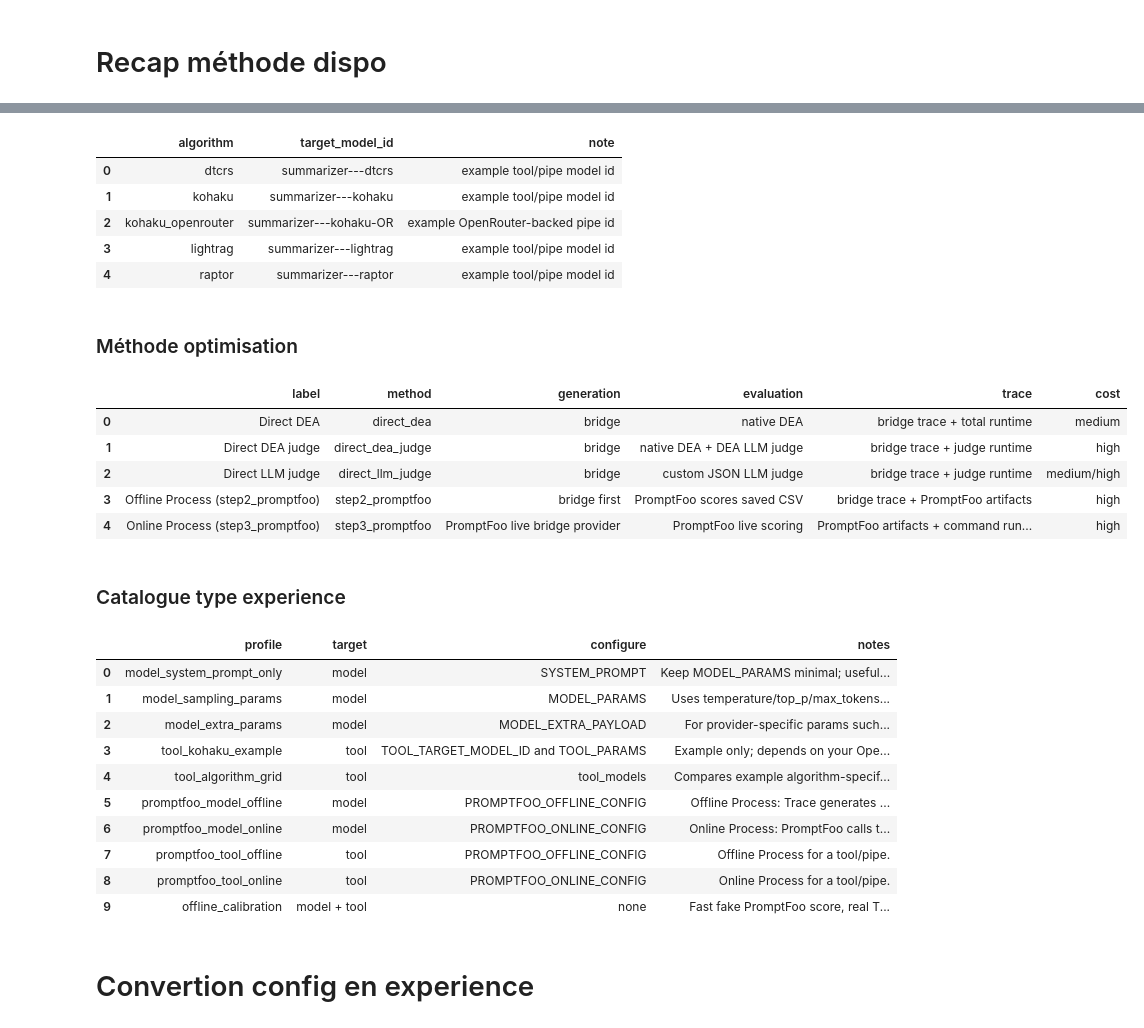
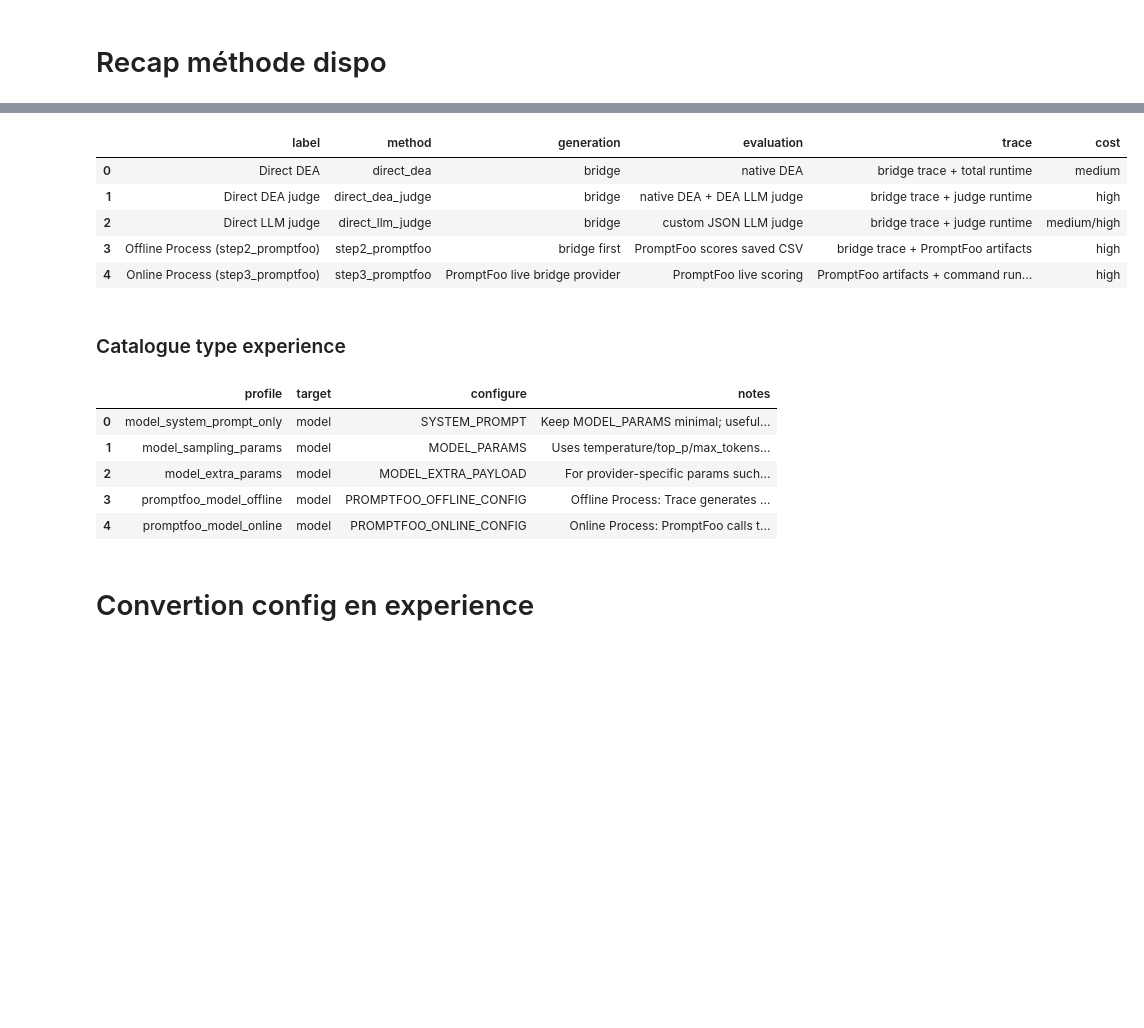
Before and after one commit to maelleledevedec-cloud/document_embedding_analysis, a Jupyter notebook: scripts/promptfoo_openwebui_eval/trace_openwebui_dea_experiments_modif.ipynb, the cells around one changed output, grey strips where cells are left out. Saved outputs shown, nothing was run; the diff lists cells and outputs as text; code cells hidden in the pictures; blank space fills up the shorter version.

```diff
--- a/scripts/promptfoo_openwebui_eval/trace_openwebui_dea_experiments_modif.ipynb
+++ b/scripts/promptfoo_openwebui_eval/trace_openwebui_dea_experiments_modif.ipynb
@@ -237,6 +289,7 @@ import time
 from datetime import datetime
 from pathlib import Path
 from typing import Any
+import litellm
 
 try:
     import pandas as pd
@@ -253,7 +306,6 @@ from IPython.display import Markdown, display
 
 # cherche le dépôt
 def find_repo_root(start: Path) -> Path:
-    """Return the repository root containing the Trace optimization script."""
     for candidate in [start, *start.parents]:
         if (candidate / 'scripts/promptfoo_openwebui_eval/trace_openwebui_dea_skeleton.py').exists():
             return candidate
@@ -262,13 +314,12 @@ def find_repo_root(start: Path) -> Path:
 
 #  cherche si des variables d'environnement on été défini sous forme booléenne ou JSON
 def env_bool(name: str, default: bool = False) -> bool:
-    """Read a boolean environment flag using common truthy strings."""
     raw = os.environ.get(name, '').strip().lower()
     if not raw:
         return default
     return raw in {'1', 'true', 'yes', 'on'}
+
 def env_json(name: str, default: dict[str, Any]) -> dict[str, Any]:
-    """Read a JSON object from an environment variable or return defaults."""
     raw = os.environ.get(name, '').strip()
     if not raw:
         return dict(default)
@@ -280,7 +331,6 @@ def env_json(name: str, default: dict[str, Any]) -> dict[str, Any]:
 
 # Convertit un chemin absolu en chemin relatif au dépôt quand c'est possible
 def rel(path: Path | str) -> str:
-    """Render a path relative to the repository when possible."""
     path = Path(path)
     try:
         return str(path.resolve().relative_to(REPO_ROOT))
@@ -290,7 +340,6 @@ def rel(path: Path | str) -> str:
 
 # affiche un dictionnaire comme tableau pour rendre les traces plus lissible
 def show_table(rows: list[dict[str, Any]], title: str = '') -> None:
-    """Display rows as a DataFrame, falling back to JSON markdown."""
     if title:
         display(Markdown(f'### {title}'))
     if pd is not None:
@@ -316,8 +365,6 @@ REPO_ROOT = Path(os.environ['TRACE_REPO_ROOT']).resolve() if os.environ.get('TRA
 #                         : Promptfoo
 BUNDLE = REPO_ROOT / 'scripts/promptfoo_openwebui_eval'
 SCRIPT = BUNDLE / 'trace_openwebui_dea_skeleton.py'
-DATASET_NAME = os.environ.get('TRACE_DATASET_NAME', 'bigsurvey')
-INPUT_CSV = Path(os.environ.get('TRACE_INPUT_CSV', BUNDLE / 'datasets' / DATASET_NAME / 'step2_input.csv')).resolve()
 BRIDGE_URL = os.environ.get('TRACE_BRIDGE_URL', 'http://127.0.0.1:8003/generate')
 PROMPTFOO_WORKDIR = Path(os.environ.get('TRACE_PROMPTFOO_WORKDIR', BUNDLE)).resolve()
 
@@ -327,12 +374,9 @@ PROMPTFOO_WORKDIR = Path(os.environ.get('TRACE_PROMPTFOO_WORKDIR', BUNDLE)).reso
 # Configuration générale du projet -> résultat
 # =============================================================================
 
-# Identifiant du run.
-RUN_ID = os.environ.get('TRACE_EXPERIMENT_RUN_ID') or datetime.now().strftime('%Y%m%d_%H%M%S')
-
-# nom et emplacement des résultats
-RESULTS_DIR = BUNDLE / 'results' / 'trace_experiments' / RUN_ID
-RESULTS_DIR.mkdir(parents=True, exist_ok=True)
+# dataset
+DATASET_NAME = os.environ.get("TRACE_DATASET_NAME", "redteam")
+INPUT_CSV = Path(os.environ.get('TRACE_INPUT_CSV', BUNDLE / 'datasets' / DATASET_NAME / 'step2_input.csv')).resolve()
 
 #  Test si le notebook lance les commandes
 RUN_LIVE = env_bool('RUN_OPENWEBUI_TRACE_EXPERIMENTS', True)
@@ -345,3 +389,9 @@ BUILD_INPUT_CSV_CMD = os.environ.get('TRACE_BUILD_INPUT_CSV_CMD', '').strip()
 
 # Si True, régénère le CSV même s'il existe déjà
 FORCE_BUILD_INPUT_CSV = env_bool('TRACE_FORCE_BUILD_INPUT_CSV', False)
+
+# variable d'environement
+litellm.api_key = os.getenv("OPENAI_API_KEY")
+litellm.api_base = os.getenv("OPENAI_BASE_URL")
+JUDGE_BASE_URL = "http://127.0.0.1:8002/api"
+JUDGE_API_KEY = os.getenv("OPENWEBUI_API_KEY")
@@ -445,15 +499,6 @@ show_table([résum], 'Expérience en cours')
 # =============================================================================
 # # Récap des moyens d'optimiser possible (à titre informatif)
 # =============================================================================
-
-# Liste des outils/modèles OpenWebUI utilisables pour les tests
-tool_models = [
-    {'algorithm': 'dtcrs', 'target_model_id': 'summarizer---dtcrs', 'note': 'example tool/pipe model id'},
-    {'algorithm': 'kohaku', 'target_model_id': 'summarizer---kohaku', 'note': 'example tool/pipe model id'},
-    {'algorithm': 'kohaku_openrouter', 'target_model_id': 'summarizer---kohaku-OR', 'note': 'example OpenRouter-backed pipe id'},
-    {'algorithm': 'lightrag', 'target_model_id': 'summarizer---lightrag', 'note': 'example tool/pipe model id'},
-    {'algorithm': 'raptor', 'target_model_id': 'summarizer---raptor', 'note': 'example tool/pipe model id'},
-]
 
 
 # Liste méthode d'opti (Optimization methods and process names)
@@ -476,18 +521,12 @@ optimization_recipes = [
     {'profile': 'model_system_prompt_only', 'target': 'model', 'configure': 'SYSTEM_PROMPT', 'notes': 'Keep MODEL_PARAMS minimal; useful for prompt-focused comparisons.'},
     {'profile': 'model_sampling_params', 'target': 'model', 'configure': 'MODEL_PARAMS', 'notes': 'Uses temperature/top_p/max_tokens convenience params.'},
     {'profile': 'model_extra_params', 'target': 'model', 'configure': 'MODEL_EXTRA_PAYLOAD', 'notes': 'For provider-specific params such as frequency_penalty or think.'},
-    {'profile': 'tool_kohaku_example', 'target': 'tool', 'configure': 'TOOL_TARGET_MODEL_ID and TOOL_PARAMS', 'notes': 'Example only; depends on your OpenWebUI tool setup.'},
-    {'profile': 'tool_algorithm_grid', 'target': 'tool', 'configure': 'tool_models', 'notes': 'Compares example algorithm-specific pipes.'},
     {'profile': 'promptfoo_model_offline', 'target': 'model', 'configure': 'PROMPTFOO_OFFLINE_CONFIG', 'notes': 'Offline Process: Trace generates answers, PromptFoo scores saved CSV.'},
-    {'profile': 'promptfoo_model_online', 'target': 'model', 'configure': 'PROMPTFOO_ONLINE_CONFIG', 'notes': 'Online Process: PromptFoo calls the bridge live.'},
-    {'profile': 'promptfoo_tool_offline', 'target': 'tool', 'configure': 'PROMPTFOO_OFFLINE_CONFIG', 'notes': 'Offline Process for a tool/pipe.'},
-    {'profile': 'promptfoo_tool_online', 'target': 'tool', 'configure': 'PROMPTFOO_ONLINE_CONFIG', 'notes': 'Online Process for a tool/pipe.'},
-    {'profile': 'offline_calibration', 'target': 'model + tool', 'configure': 'none', 'notes': 'Fast fake PromptFoo score, real Trace trainer artifacts, no OpenWebUI call.'},
+    {'profile': 'promptfoo_model_online', 'target': 'model', 'configure': 'PROMPTFOO_ONLINE_CONFIG', 'notes': 'Online Process: PromptFoo calls the bridge live.'}
 ]
 
 
 # affichage
-show_table(tool_models, 'Outil/ modèle openWeb UI')
 show_table(method_matrix, 'Méthode optimisation')
 show_table(optimization_recipes, 'Catalogue type experience')
 # %% [output]
@@ -495,28 +534,16 @@ show_table(optimization_recipes, 'Catalogue type experience')
-|  | algorithm | target_model_id | note |
-| 0 | dtcrs | summarizer---dtcrs | example tool/pipe model id |
-| 1 | kohaku | summarizer---kohaku | example tool/pipe model id |
-| 2 | kohaku_openrouter | summarizer---kohaku-OR | example OpenRouter-backed pipe id |
-| 3 | lightrag | summarizer---lightrag | example tool/pipe model id |
-| 4 | raptor | summarizer---raptor | example tool/pipe model id |
+|  | label | method | generation | evaluation | trace | cost |
+| 0 | Direct DEA | direct_dea | bridge | native DEA | bridge trace + total runtime | medium |
+| 1 | Direct DEA judge | direct_dea_judge | bridge | native DEA + DEA LLM judge | bridge trace + judge runtime | high |
+| 2 | Direct LLM judge | direct_llm_judge | bridge | custom JSON LLM judge | bridge trace + judge runtime | medium/high |
+| 3 | Offline Process (step2_promptfoo) | step2_promptfoo | bridge first | PromptFoo scores saved CSV | bridge trace + PromptFoo artifacts | high |
+| 4 | Online Process (step3_promptfoo) | step3_promptfoo | PromptFoo live bridge provider | PromptFoo live scoring | PromptFoo artifacts + command run... | high |
-### Méthode optimisation
+### Catalogue type experience
-|  | label | method | generation | evaluation | trace | cost |
-| 0 | Direct DEA | direct_dea | bridge | native DEA | bridge trace + total runtime | medium |
-| 1 | Direct DEA judge | direct_dea_judge | bridge | native DEA + DEA LLM judge | bridge trace + judge runtime | high |
-| 2 | Direct LLM judge | direct_llm_judge | bridge | custom JSON LLM judge | bridge trace + judge runtime | medium/high |
-| 3 | Offline Process (step2_promptfoo) | step2_promptfoo | bridge first | PromptFoo scores saved CSV | bridge trace + PromptFoo artifacts | high |
-| 4 | Online Process (step3_promptfoo) | step3_promptfoo | PromptFoo live bridge provider | PromptFoo live scoring | PromptFoo artifacts + command run... | high |
+|  | profile | target | configure | notes |
+| 0 | model_system_prompt_only | model | SYSTEM_PROMPT | Keep MODEL_PARAMS minimal; useful... |
+| 1 | model_sampling_params | model | MODEL_PARAMS | Uses temperature/top_p/max_tokens... |
+| 2 | model_extra_params | model | MODEL_EXTRA_PAYLOAD | For provider-specific params such... |
+| 3 | promptfoo_model_offline | model | PROMPTFOO_OFFLINE_CONFIG | Offline Process: Trace generates ... |
+| 4 | promptfoo_model_online | model | PROMPTFOO_ONLINE_CONFIG | Online Process: PromptFoo calls t... |
-### Catalogue type experience
-|  | profile | target | configure | notes |
-| 0 | model_system_prompt_only | model | SYSTEM_PROMPT | Keep MODEL_PARAMS minimal; useful... |
-| 1 | model_sampling_params | model | MODEL_PARAMS | Uses temperature/top_p/max_tokens... |
-| 2 | model_extra_params | model | MODEL_EXTRA_PAYLOAD | For provider-specific params such... |
-| 3 | tool_kohaku_example | tool | TOOL_TARGET_MODEL_ID and TOOL_PARAMS | Example only; depends on your Ope... |
-| 4 | tool_algorithm_grid | tool | tool_models | Compares example algorithm-specif... |
-| 5 | promptfoo_model_offline | model | PROMPTFOO_OFFLINE_CONFIG | Offline Process: Trace generates ... |
-| 6 | promptfoo_model_online | model | PROMPTFOO_ONLINE_CONFIG | Online Process: PromptFoo calls t... |
-| 7 | promptfoo_tool_offline | tool | PROMPTFOO_OFFLINE_CONFIG | Offline Process for a tool/pipe. |
-| 8 | promptfoo_tool_online | tool | PROMPTFOO_ONLINE_CONFIG | Online Process for a tool/pipe. |
-| 9 | offline_calibration | model + tool | none | Fast fake PromptFoo score, real T... |
 # %% [markdown]
 # Convertion config en experience
 # %%
```
Also changed, not shown: parts of 17 cells of this notebook.
